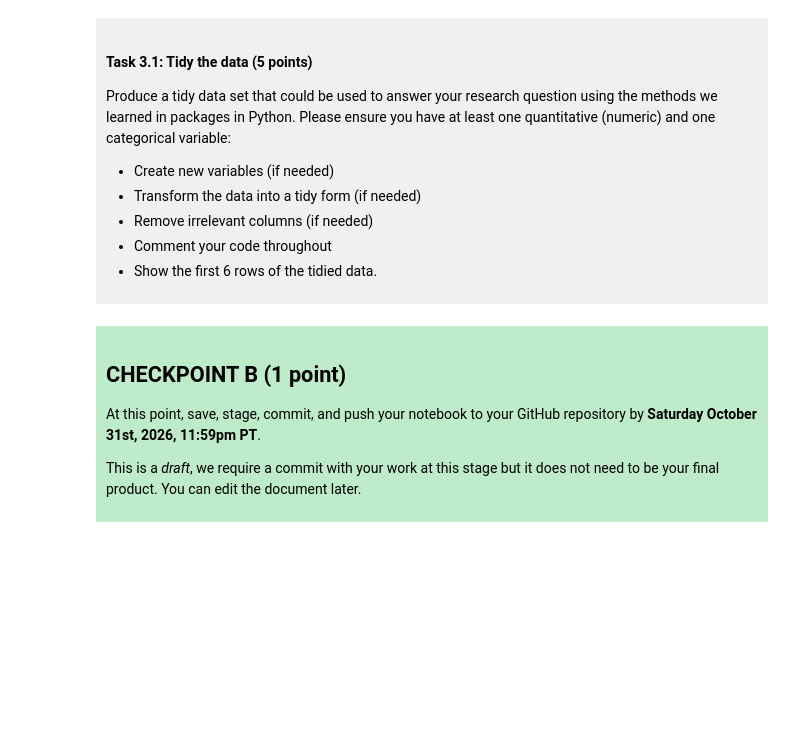
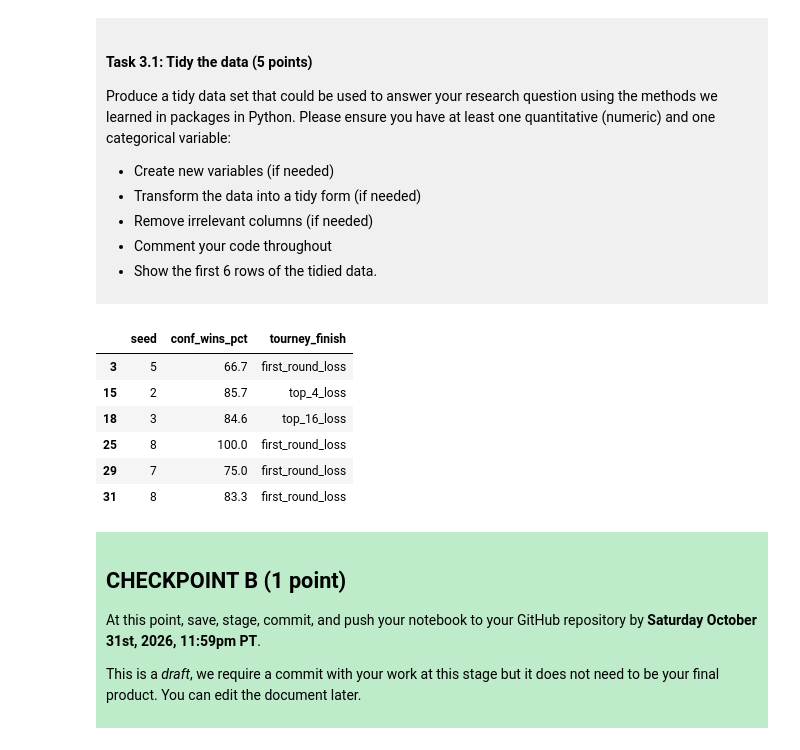
Before and after one commit to jgao50/dsci-100-project-Justin-Gao, a Jupyter notebook: dsci-100-project-notebook.ipynb, the cells around one changed output. Cells and saved outputs as stored; diff of their text form; code cells hidden in the pictures; blank space fills up the shorter version.

```diff
--- a/dsci-100-project-notebook.ipynb
+++ b/dsci-100-project-notebook.ipynb
@@ -187,7 +199,19 @@ Produce a tidy data set that could be used to answer your research question usin
 
 </div>
 # %%
-### EDIT THIS CODE CELL ###
+
+
+tidy_data = data[["seed", "conf_wins_pct", "tourney_finish"]].copy()
+tidy_data = tidy_data.dropna()
+tidy_data.head(6)
+# %% [output]
+|  | seed | conf_wins_pct | tourney_finish |
+| 3 | 5 | 66.7 | first_round_loss |
+| 15 | 2 | 85.7 | top_4_loss |
+| 18 | 3 | 84.6 | top_16_loss |
+| 25 | 8 | 100.0 | first_round_loss |
+| 29 | 7 | 75.0 | first_round_loss |
+| 31 | 8 | 83.3 | first_round_loss |
 # %% [markdown]
 <div style="background-color: #beebca; padding: 10px;">
 
```
Also changed, not shown: parts of 3 cells of this notebook.
